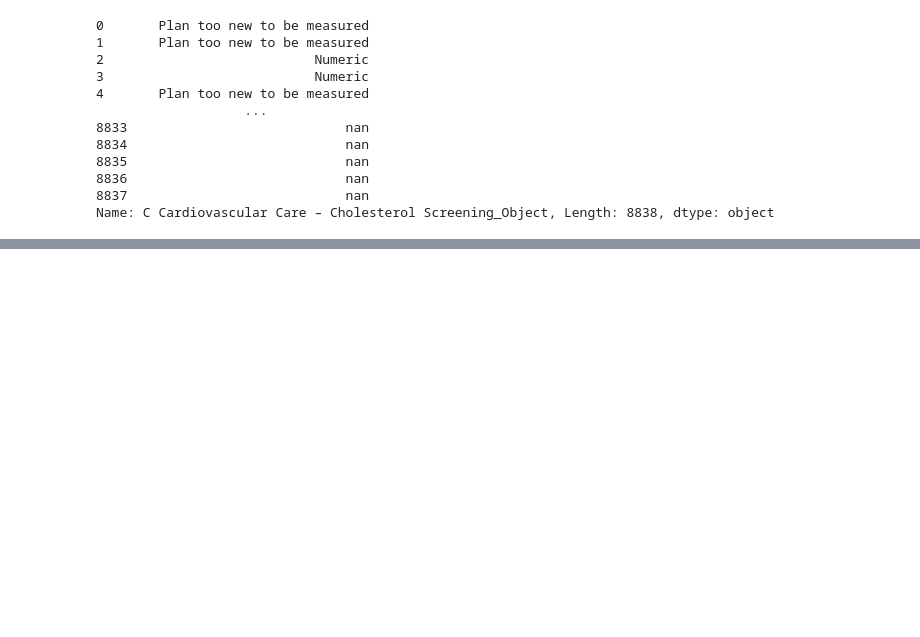
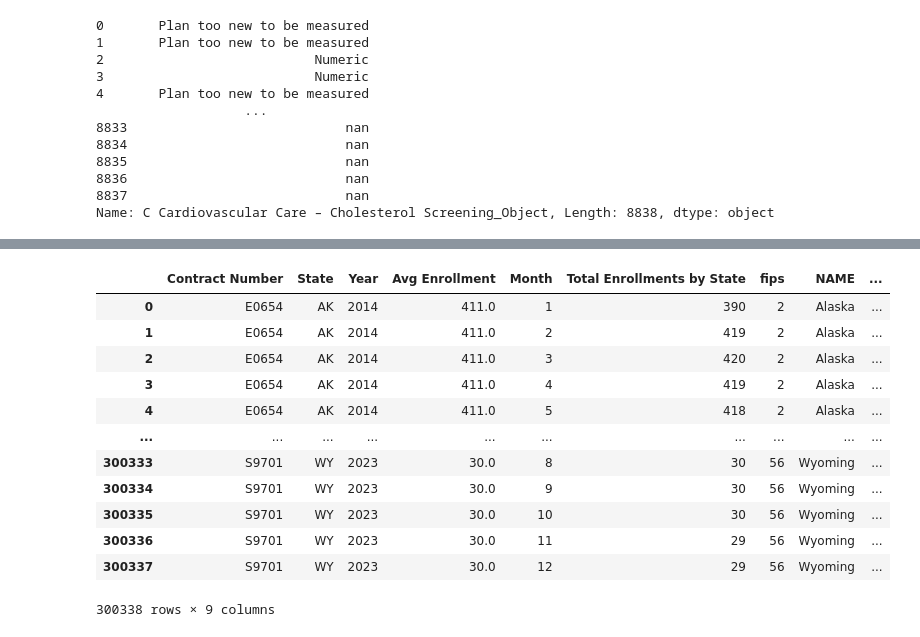
Before and after one commit to SamSims/Project4-Group2, a Jupyter notebook: DataCombiningSS1.ipynb, the cells around one changed output, grey strips where cells are left out. Saved outputs shown, nothing was run; the diff lists cells and outputs as text; code cells hidden in the pictures; blank space fills up the shorter version.

```diff
--- a/DataCombiningSS1.ipynb
+++ b/DataCombiningSS1.ipynb
@@ -475,0 +522,13 @@ Name: C Cardiovascular Care – Cholesterol Screening_Object, Length: 8838, dtyp
+# %%
+abfips = us.states.mapping('fips','abbr')
+abfips = pd.DataFrame.from_dict([abfips])
+abfips = abfips.transpose()
+abfips = abfips.reset_index()
+abfips = abfips.rename(columns={"index":"fips",0:"abbr"})
+print(abfips)
+enrollab = pd.merge(enrollmentcsv,abfips,left_on='State',right_on='abbr')
+enrollab = enrollab.drop(columns="abbr")
+enrollab['fips'] = enrollab['fips'].astype(int)
+enrollabpop = pd.merge(enrollab,statepop,left_on=['fips','Year'],right_on=['state','Year'])
+enrollabpop = enrollabpop.drop(columns=['state'])
+enrollabpop
@@ -475,0 +568,3 @@ Name: C Cardiovascular Care – Cholesterol Screening_Object, Length: 8838, dtyp
+# %%
+testgroup = pd.DataFrame(enrollabpop.groupby(['Contract Number','State','Year'])['Total Enrollments by State'].mean())
+testgroup
@@ -475,0 +586,6 @@ Name: C Cardiovascular Care – Cholesterol Screening_Object, Length: 8838, dtyp
+# %%
+testgroup = testgroup.reset_index()
+# %%
+testgroup['Total Enrollments by State'] = testgroup['Total Enrollments by State'].round(0)
+testgroup = testgroup.rename(columns={"Total Enrollments by State":"Avg Enrollment"})
+testgroup
@@ -475,0 +606,17 @@ Name: C Cardiovascular Care – Cholesterol Screening_Object, Length: 8838, dtyp
+# %%
+enrollwavg = pd.merge(testgroup,enrollabpop,on=['Contract Number', 'State','Year'])
+enrollwavg
+# %% [output]
+|  | Contract Number | State | Year | Avg Enrollment | Month | Total Enrollments by State | fips | NAME | ... |
+| 0 | E0654 | AK | 2014 | 411.0 | 1 | 390 | 2 | Alaska | ... |
+| 1 | E0654 | AK | 2014 | 411.0 | 2 | 419 | 2 | Alaska | ... |
+| 2 | E0654 | AK | 2014 | 411.0 | 3 | 420 | 2 | Alaska | ... |
+| 3 | E0654 | AK | 2014 | 411.0 | 4 | 419 | 2 | Alaska | ... |
+| 4 | E0654 | AK | 2014 | 411.0 | 5 | 418 | 2 | Alaska | ... |
+| ... | ... | ... | ... | ... | ... | ... | ... | ... | ... |
+| 300333 | S9701 | WY | 2023 | 30.0 | 8 | 30 | 56 | Wyoming | ... |
+| 300334 | S9701 | WY | 2023 | 30.0 | 9 | 30 | 56 | Wyoming | ... |
+| 300335 | S9701 | WY | 2023 | 30.0 | 10 | 30 | 56 | Wyoming | ... |
+| 300336 | S9701 | WY | 2023 | 30.0 | 11 | 29 | 56 | Wyoming | ... |
+| 300337 | S9701 | WY | 2023 | 30.0 | 12 | 29 | 56 | Wyoming | ... |
+300338 rows × 9 columns
```
Also changed, not shown: parts of 17 cells of this notebook, 3 other files.
